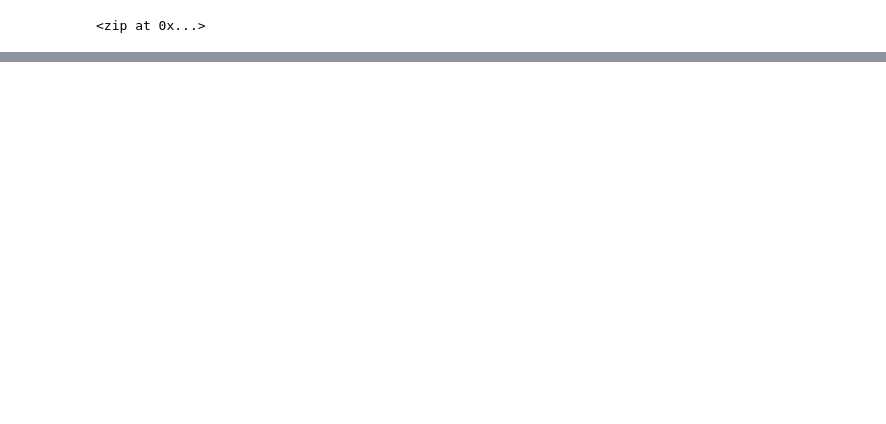
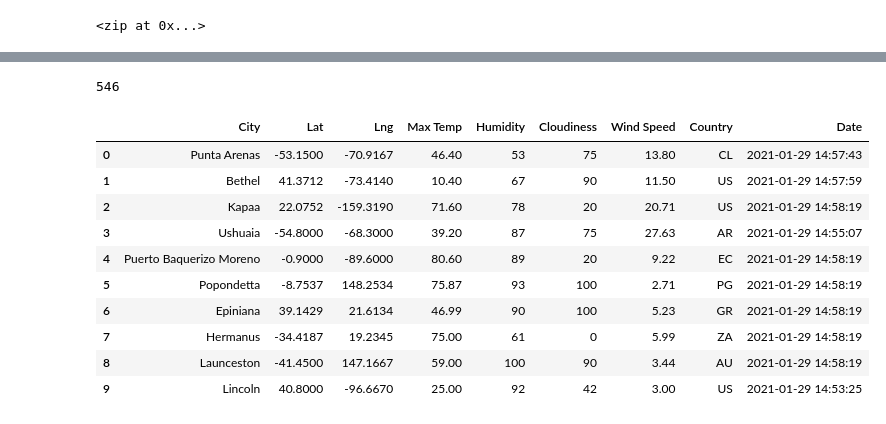
Before and after one commit to hayleadoty/World_Weather_Analysis, a Jupyter notebook: WeatherPy.ipynb, the cells around one changed output, grey strips where cells are left out. Cells and saved outputs as stored; diff of their text form; code cells hidden in the pictures; blank space fills up the shorter version.

Commit message:
Modifying .gitignore and adding WeatherPy file.

```diff
--- a/WeatherPy.ipynb
+++ b/WeatherPy.ipynb
@@ -33,0 +34,6 @@ len(cities)
+# %%
+import requests
+from config import weather_api_key
+from datetime import datetime
+
+url = "http://api.openweathermap.org/data/2.5/weather?units=Imperial&APPID=" + weather_api_key
@@ -33,0 +119,20 @@ len(cities)
+# %%
+len(city_data)
+# %% [output]
+546
+# %%
+# Convert the array of dictionaries into a Pandas DataFrame.
+city_data_df = pd.DataFrame(city_data)
+city_data_df.head(10)
+# %% [output]
+|  | City | Lat | Lng | Max Temp | Humidity | Cloudiness | Wind Speed | Country | Date |
+| 0 | Punta Arenas | -53.1500 | -70.9167 | 46.40 | 53 | 75 | 13.80 | CL | 2021-01-29 14:57:43 |
+| 1 | Bethel | 41.3712 | -73.4140 | 10.40 | 67 | 90 | 11.50 | US | 2021-01-29 14:57:59 |
+| 2 | Kapaa | 22.0752 | -159.3190 | 71.60 | 78 | 20 | 20.71 | US | 2021-01-29 14:58:19 |
+| 3 | Ushuaia | -54.8000 | -68.3000 | 39.20 | 87 | 75 | 27.63 | AR | 2021-01-29 14:55:07 |
+| 4 | Puerto Baquerizo Moreno | -0.9000 | -89.6000 | 80.60 | 89 | 20 | 9.22 | EC | 2021-01-29 14:58:19 |
+| 5 | Popondetta | -8.7537 | 148.2534 | 75.87 | 93 | 100 | 2.71 | PG | 2021-01-29 14:58:19 |
+| 6 | Epiniana | 39.1429 | 21.6134 | 46.99 | 90 | 100 | 5.23 | GR | 2021-01-29 14:58:19 |
+| 7 | Hermanus | -34.4187 | 19.2345 | 75.00 | 61 | 0 | 5.99 | ZA | 2021-01-29 14:58:19 |
+| 8 | Launceston | -41.4500 | 147.1667 | 59.00 | 100 | 90 | 3.44 | AU | 2021-01-29 14:58:19 |
+| 9 | Lincoln | 40.8000 | -96.6670 | 25.00 | 92 | 42 | 3.00 | US | 2021-01-29 14:53:25 |
```
Also changed, not shown: parts of 4 cells of this notebook, 3 other files.
